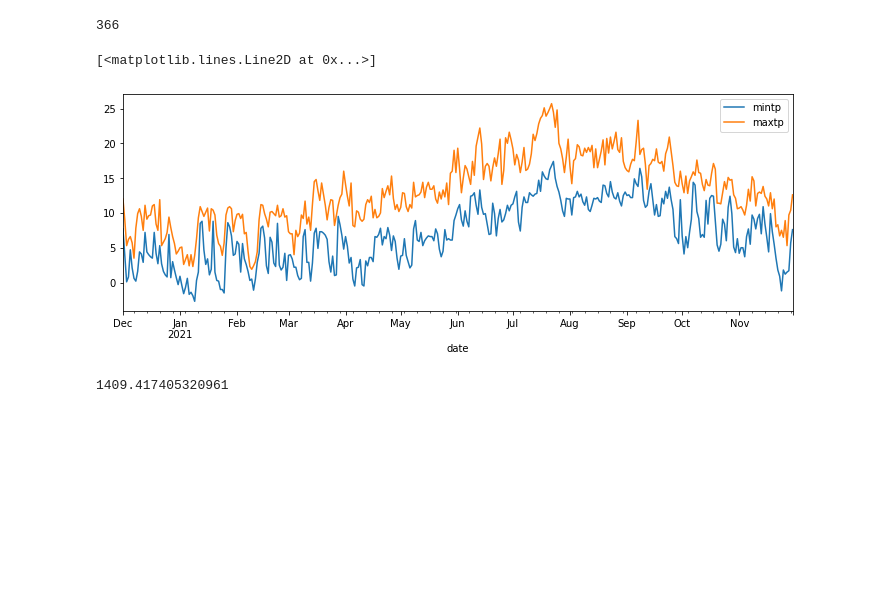
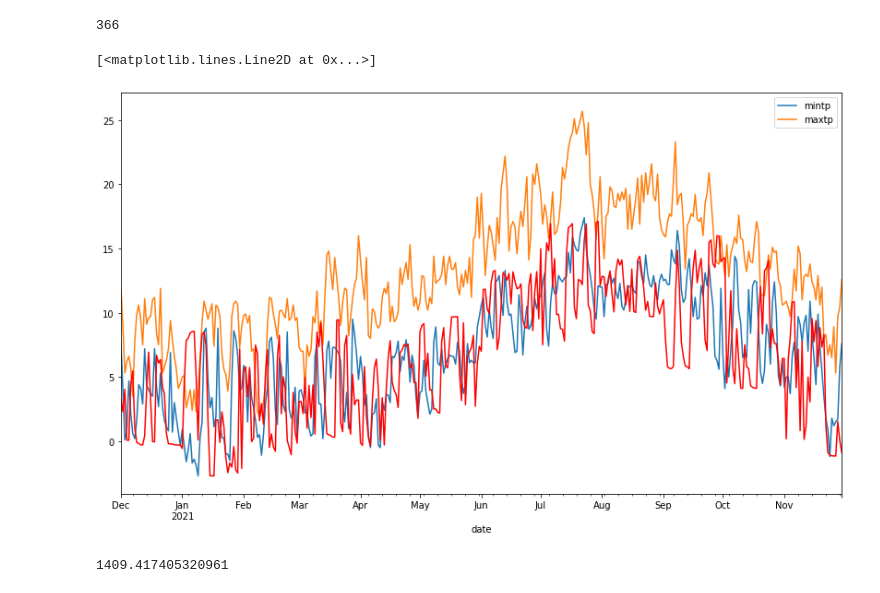
Before and after one commit to fod/simulation, a Jupyter notebook: simulation.ipynb, the cells around one changed output. Cells and saved outputs as stored; diff of their text form; code cells hidden in the pictures; blank space fills up the shorter version.

Commit message:
Bug fix and plot min temps

```diff
--- a/simulation.ipynb
+++ b/simulation.ipynb
@@ -161,7 +161,7 @@ for month in months:
     days = df[df['month'] == month]['month'].count()
     # Get the mins and maxes for the current month
     min = df[df['month'] == month]['mintp'].min()
-    max = df[df['month'] == month]['maxtp'].max()
+    max = df[df['month'] == month]['mintp'].max()
 
     # Pick the first day's value at random
     if not vals:
@@ -196,10 +196,11 @@ len(vals)
 366
 # %%
 # Plot min and max temperatures
-df[['mintp', 'maxtp']].plot(figsize=(12, 4));
+df[['mintp', 'maxtp']].plot(figsize=(14, 8));
+plt.gcf().gca().plot(df.index, vals[1:], '-r')
 # %% [output]
 [<matplotlib.lines.Line2D at 0x...>]
-[figure, old version]
+[figure, new version]
 # %%
 rng.uniform(0, max - prev_day)
 # %% [output]
```
